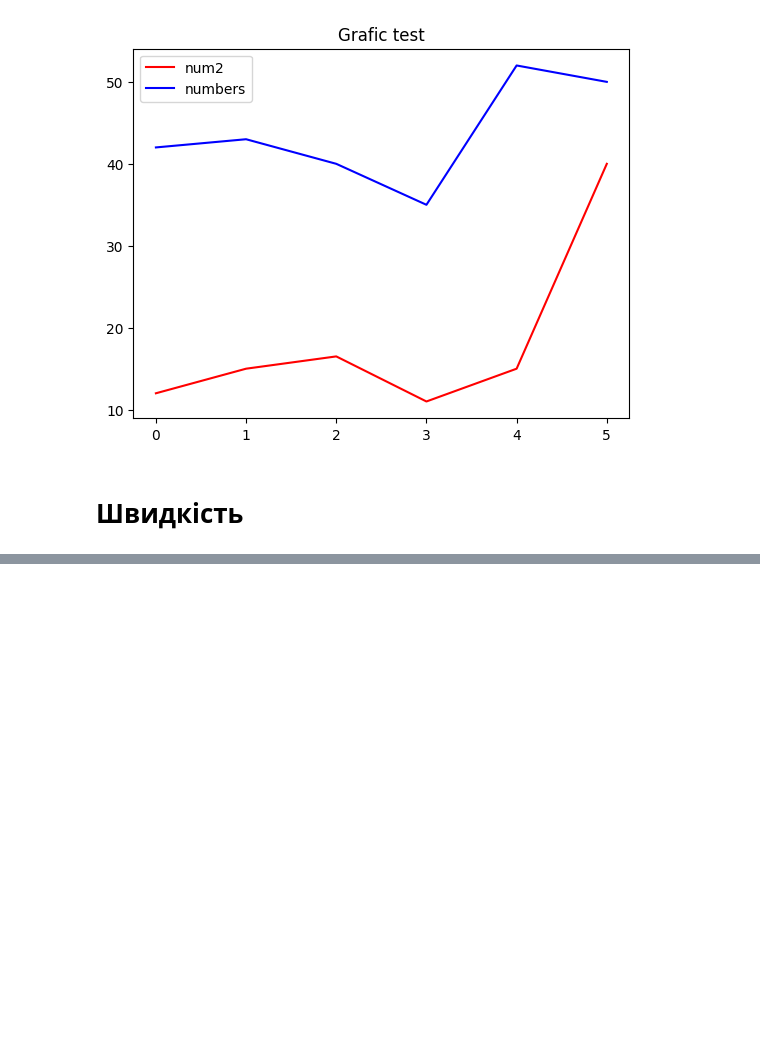
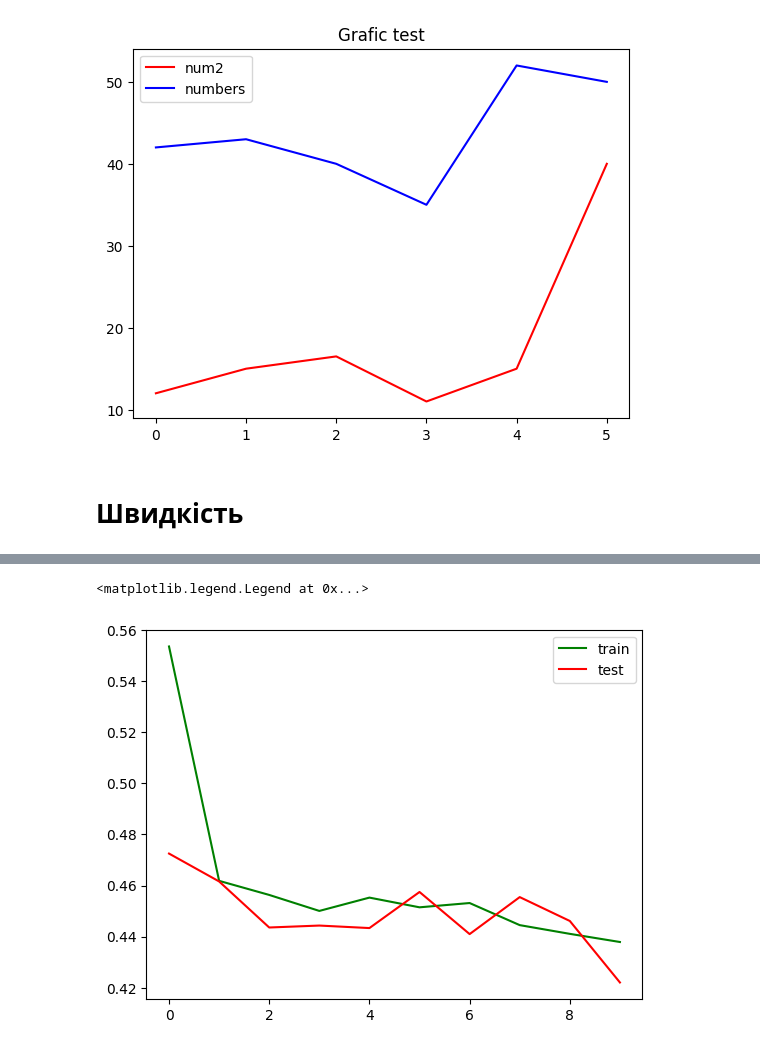
Before and after one commit to Yacarta/itstep_AI2025, a Jupyter notebook: taskdataset.ipynb, the cells around one changed output, grey strips where cells are left out. Saved outputs shown, nothing was run; the diff lists cells and outputs as text; code cells hidden in the pictures; blank space fills up the shorter version.

```diff
--- a/taskdataset.ipynb
+++ b/taskdataset.ipynb
@@ -139,0 +192,31 @@ Torch
+# %%
+# Функція втрат для класифікації
+loss_fn = nn.CrossEntropyLoss()
+
+# Оптимізатор (Adam) для оновлення ваг моделі
+optimizer = torch.optim.Adam(model.parameters(), lr=1e-2)
+# %%
+epochs = 10
+losses = []
+losses_test = []
+for epoch in range(epochs):
+    losses2 = []
+    for img, label in train_loader:
+        img, label = img.to(device), label.to(device)
+        pred = model(img)
+        loss = loss_fn(pred, label)
+        losses2.append(loss.item())
+        loss.backward()
+        optimizer.step()
+        optimizer.zero_grad()
+    losses.append(sum(losses2) / len(losses2))
+
+    loss_test = []
+    for img, label in test_loader:
+        img, label = img.to(device), label.to(device)
+        pred = model(img)
+        loss = loss_fn(pred, label)
+        loss_test.append(loss.item())
+    losses_test.append(sum(loss_test) / len(loss_test))
+
+    print(losses[-1], losses_test[-1])
@@ -139,0 +234,9 @@ Torch
+# %%
+import matplotlib.pyplot as plt
+
+plt.plot(losses, label='train', color='green')
+plt.plot(losses_test, label='test', color='red')
+plt.legend()
+# %% [output]
+<matplotlib.legend.Legend at 0x...>
+[figure, added]
```
Also changed, not shown: parts of 13 cells of this notebook.
